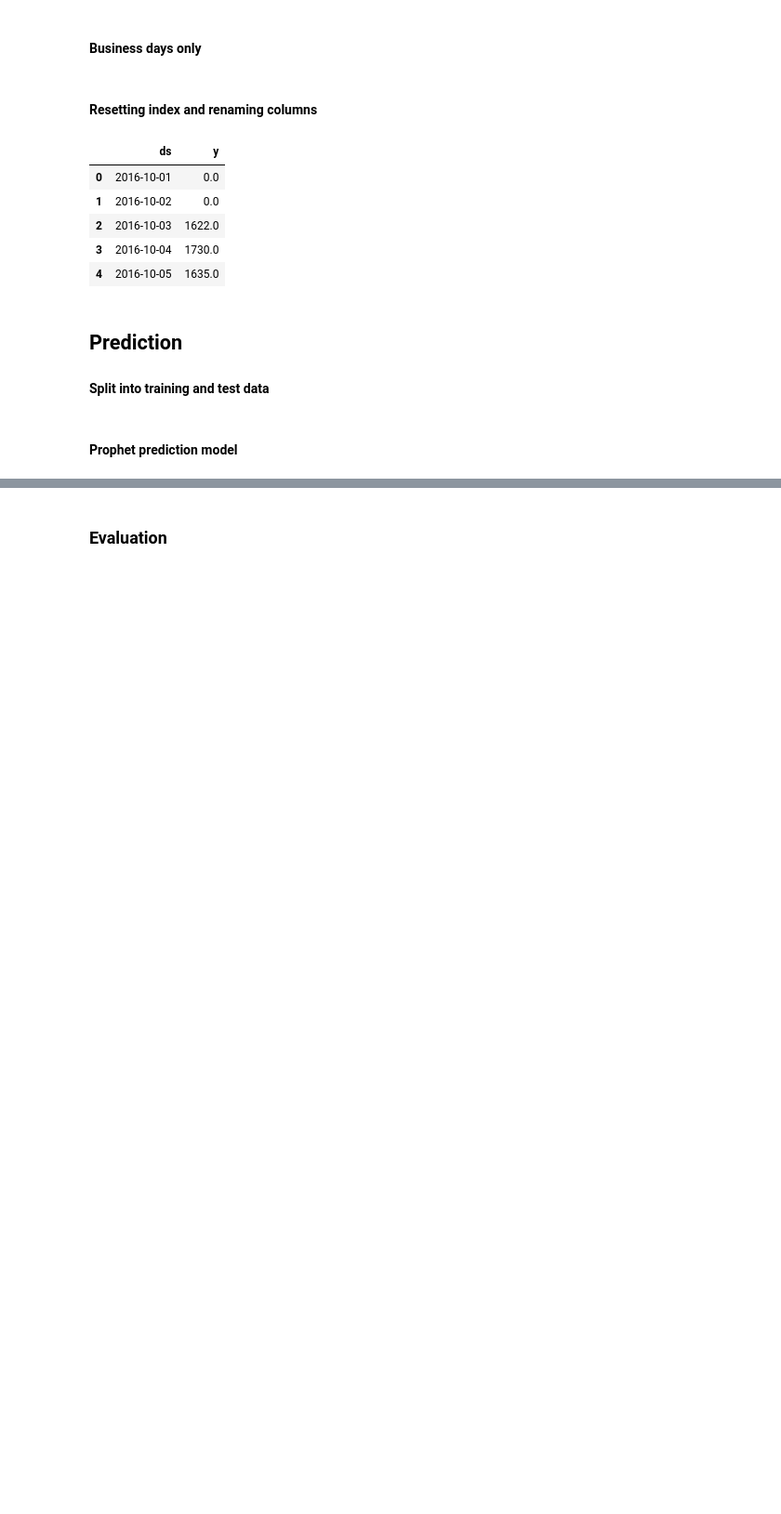
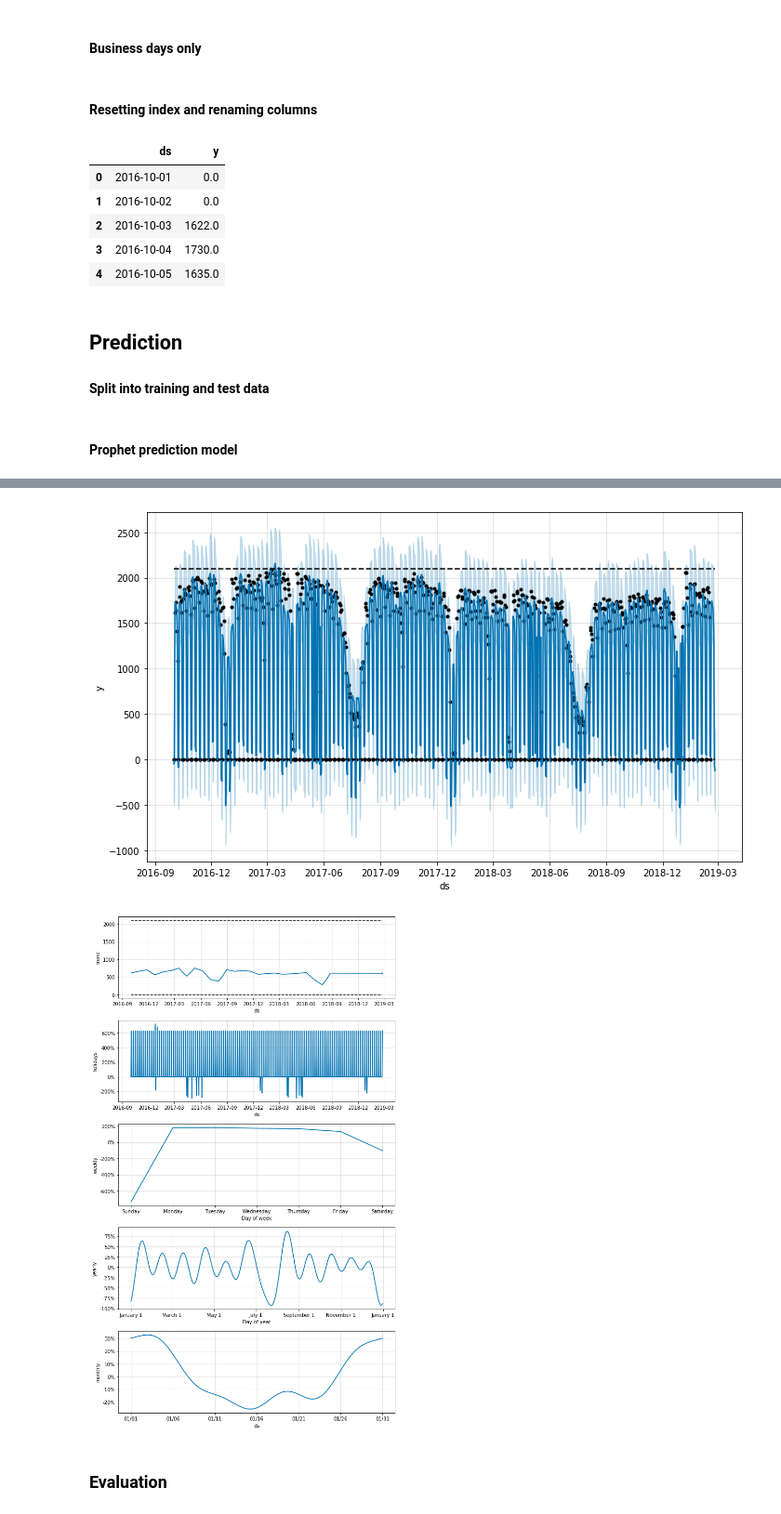
Before and after one commit to oddeirikigland/Summer-Project-Smarte-bygg, a Jupyter notebook: models/prophet/prophet.ipynb, the cells around one changed output, grey strips where cells are left out. Shown at 93% size. Cells and saved outputs as stored; diff of their text form; code cells hidden in the pictures; blank space fills up the shorter version.

Commit message:
Add python file for prophet model

```diff
--- a/models/prophet/prophet.ipynb
+++ b/models/prophet/prophet.ipynb
@@ -42,9 +42,8 @@ business.reset_index(inplace=True)
 business = business.rename(columns={'date': 'ds', 'Canteen': 'y'})
 # %% [markdown]
 #### Resetting index and renaming columns
-# %%
-df.reset_index(inplace=True)
-df = df.rename(columns={'date': 'ds', 'Canteen': 'y'})
+# %%
+df = preprocess_dataframe(df)
 # %%
 df.head()
 # %% [output]
@@ -64,27 +63,3 @@ train = df.iloc[:-test_period]
 test = df.iloc[-test_period:]
 # %% [markdown]
 #### Prophet prediction model
-# %%
-train['floor'] = 0
-train['cap'] = 2100
-
-m = Prophet(growth='logistic',
-            interval_width=0.95,
-            seasonality_mode='multiplicative',
-            changepoint_prior_scale=20,
-            seasonality_prior_scale=20,
-            yearly_seasonality=12,
-           daily_seasonality=False)
-m.add_seasonality(name='monthly', period=30.5, fourier_order=4)
-m.add_country_holidays(country_name='Norway')
-m.fit(train)
-#m.train_holiday_names
-
-future = m.make_future_dataframe(periods=test_period)
-future['floor'] = 0
-future['cap'] = 2100
-
-forecast = m.predict(future)
-forecast[['ds', 'yhat', 'yhat_lower', 'yhat_upper']].tail()
-
-fig1 = m.plot(forecast)
@@ -96,0 +66,2 @@ fig2 = m.plot_components(forecast)
+# %%
+forecast, model = prophet_prediction(train, test)
@@ -97,2 +79,7 @@ fig2 = m.plot_components(forecast)
+# %%
+plot_forecast_and_components(model, forecast)
+# %% [output]
+[figure, added]
+[figure, added]
 # %% [markdown]
 ### Evaluation
```
Also changed, not shown: parts of 10 cells of this notebook, 3 other files.
